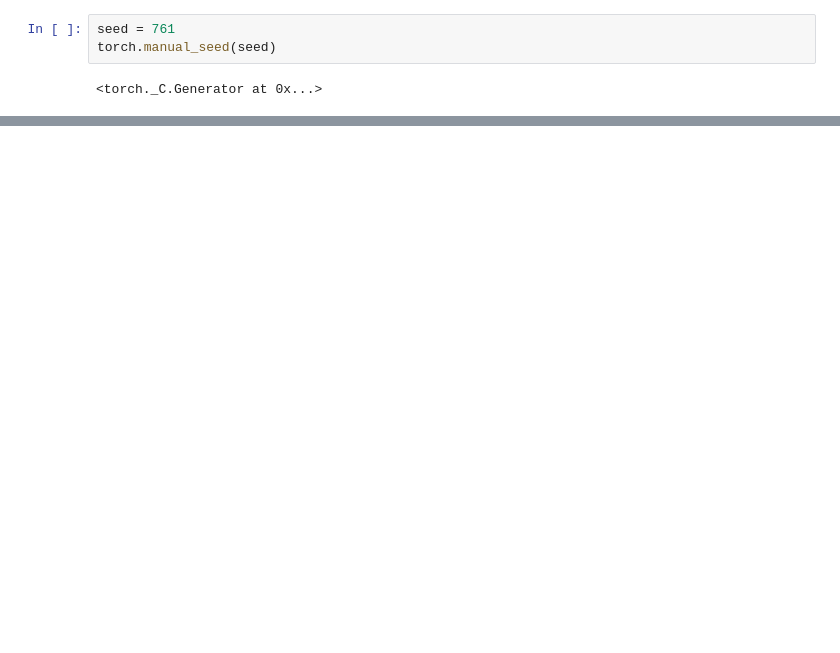
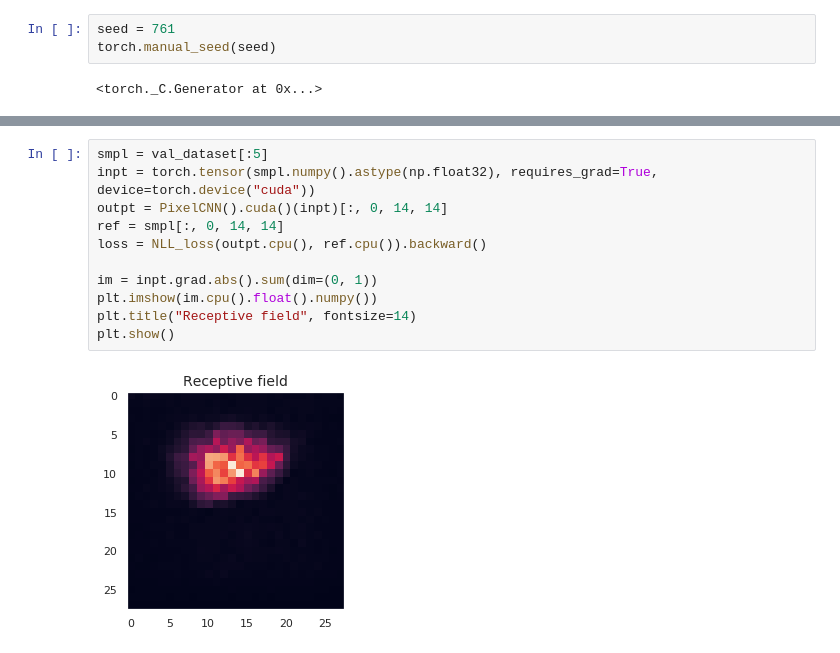
Before and after one commit to aliscafo/deep-unsupervised-learning-2019, a Jupyter notebook: hw1/task3.ipynb, the cells around one changed output, grey strips where cells are left out. Drawn from its saved outputs; the diff is of its cells as text; blank space fills up the shorter version.

```diff
--- a/hw1/task3.ipynb
+++ b/hw1/task3.ipynb
@@ -50,0 +244,13 @@ plt.show()
+# %%
+smpl = val_dataset[:5]
+inpt = torch.tensor(smpl.numpy().astype(np.float32), requires_grad=True, device=torch.device("cuda"))
+outpt = PixelCNN().cuda()(inpt)[:, 0, 14, 14]
+ref = smpl[:, 0, 14, 14]
+loss = NLL_loss(outpt.cpu(), ref.cpu()).backward()
+
+im = inpt.grad.abs().sum(dim=(0, 1))
+plt.imshow(im.cpu().float().numpy())
+plt.title("Receptive field", fontsize=14)
+plt.show()
+# %% [output]
+[figure, added]
```
Also changed, not shown: parts of 11 cells of this notebook.
